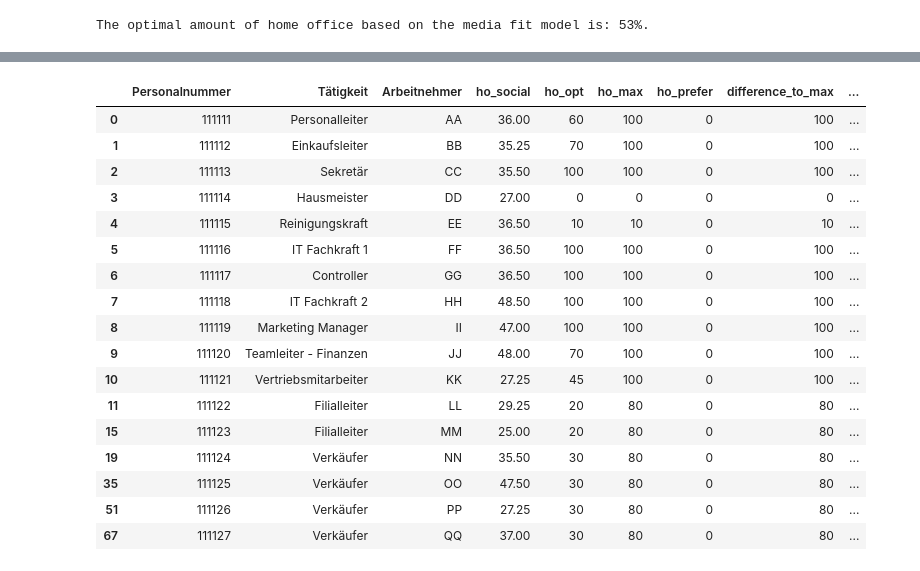
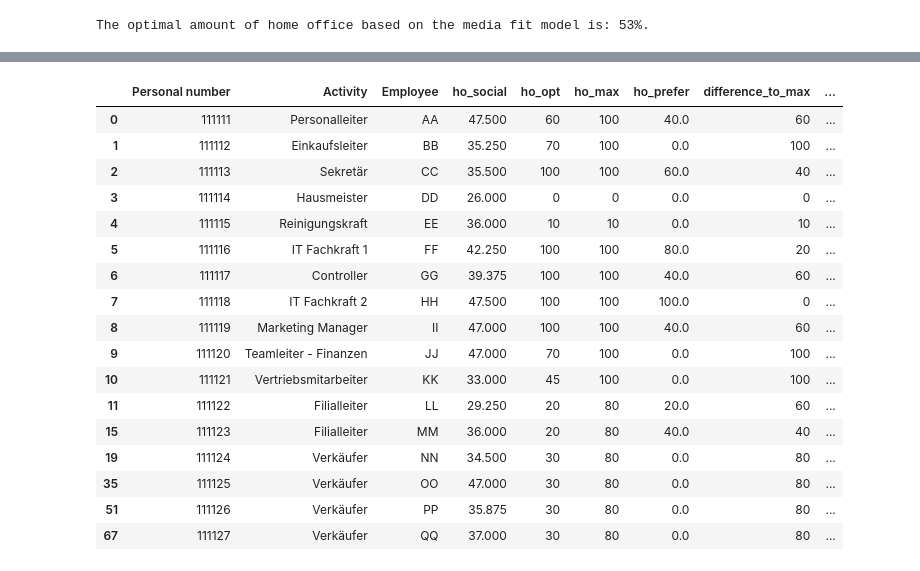
Before and after one commit to jjmatthiesen/HOMPA, a Jupyter notebook: HomeOffice.ipynb, the cells around one changed output, grey strips where cells are left out. Saved outputs shown, nothing was run; the diff lists cells and outputs as text; code cells hidden in the pictures.

Commit message:
Updates: made dtale work, type conversions, added descriptions, made english version

```diff
--- a/HomeOffice.ipynb
+++ b/HomeOffice.ipynb
@@ -155,8 +198,14 @@ tasks
 | 12 | Verkäufer | 0 | 20 | 0 | 0 | 0 | 0 | 0 | 0 | 70 | ... | ... |
 13 rows × 23 columns
 # %%
-employee_input = pd.DataFrame([['111111', 'AA', 'True', '2', 'True', '40'], ['111112', 'BB', 'False', '3', 'True', '120'], ['111113', 'CC', 'True', '3', 'True', '10'], ['111114', 'DD', 'False', '0', 'False', '20'], ['111115', 'EE', 'False', '0', 'False', '50'], ['111116', 'FF', 'True', '4', 'True', '30'], ['111117', 'GG', 'True', '2', 'True', '25'], ['111118', 'HH', 'True', '5', 'False', '60'], ['111119', 'II', 'True', '2', 'True', '45'], ['111120', 'JJ', 'False', '0', 'False', '70'], ['111121', 'KK', 'False', '4', 'True', '30'], ['111122', 'LL', 'True', '1', 'True', '10'], ['111123', 'MM', 'True', '2', 'False', '40'], ['111124', 'NN', 'False', '2', 'False', '20'], ['111125', 'OO', 'False', '1', 'False', '80'], ['111126', 'PP', 'True', '0', 'True', '35'], ['111127', 'QQ', 'False', '2', 'True', '90']], columns=['Personalnummer', 'Arbeitnehmer', 'ho_wunsch', 'wunsch_tage', 'Fürsorgeverantwortung', 'Pendelzeit'])
+employee_input = pd.DataFrame([['111111', 'AA', 'True', '2', 'True', '40'], ['111112', 'BB', 'False', '3', 'True', '120'], ['111113', 'CC', 'True', '3', 'True', '10'], ['111114', 'DD', 'False', '0', 'False', '20'], ['111115', 'EE', 'False', '0', 'False', '50'], ['111116', 'FF', 'True', '4', 'True', '30'], ['111117', 'GG', 'True', '2', 'True', '25'], ['111118', 'HH', 'True', '5', 'False', '60'], ['111119', 'II', 'True', '2', 'True', '45'], ['111120', 'JJ', 'False', '0', 'False', '70'], ['111121', 'KK', 'False', '4', 'True', '30'], ['111122', 'LL', 'True', '1', 'True', '10'], ['111123', 'MM', 'True', '2', 'False', '40'], ['111124', 'NN', 'False', '2', 'False', '20'], ['111125', 'OO', 'False', '1', 'False', '80'], ['111126', 'PP', 'True', '0', 'True', '35'], ['111127', 'QQ', 'False', '2', 'True', '90']], columns=['Personal number', 'Employee', 'ho_wish', 'desired_days', 'Caring Responsibility', 'Commute'])
 
-employee_input[["wunsch_tage", "Pendelzeit"]] = employee_input[["wunsch_tage", "Pendelzeit"]].apply(pd.to_numeric)
+employee_input[["desired_days", "Commute"]] = employee_input[["desired_days", "Commute"]].apply(pd.to_numeric)
+
+# make everything in these two columns to a boolean value
+employee_input[["ho_wish", "Caring Responsibility"]] = employee_input[["ho_wish", "Caring Responsibility"]].replace({'True':True,'False':False})
+employee_input[["ho_wish", "Caring Responsibility"]] = employee_input[["ho_wish", "Caring Responsibility"]].where(employee_input[["ho_wish", "Caring Responsibility"]].applymap(type) == bool)
+
+
 employee_input
 # %% [output]
@@ -211,11 +260,11 @@ tasks
 tasks.loc[tasks.it == False, ['ho_max']] = 0
 
 # 3.2.3 Sense of Belonging to Company.
-employees['Eintrittsdatum'] = pd.to_datetime(employees['Eintrittsdatum'])
-employees['Unternehmenszugehörigkeit'] = employees['Eintrittsdatum'].apply(tenure)
-employees['ho_prob'] = employees['Unternehmenszugehörigkeit'].apply(ho_prob)
+employees['Entry date'] = pd.to_datetime(employees['Entry date'])
+employees['Company affiliation duration'] = employees['Entry date'].apply(tenure)
+employees['ho_prob'] = employees['Company affiliation duration'].apply(ho_prob)
 
-tasks = pd.merge(tasks, employees[['Tätigkeit', 'ho_prob']], on='Tätigkeit', how='left')
+tasks = pd.merge(tasks, employees[['Activity', 'ho_prob']], on='Activity', how='left')
 tasks.loc[tasks.ho_prob == 0, ['ho_max']] = 0
 # calculate the mean
 ho_max_total = int((int(tasks['ho_max'].sum())) / len(tasks.index))
@@ -250,18 +299,18 @@ The optimal amount of home office based on the media fit model is: 53%.
 # -------------------------
 
 # 3.3.1 Different generations
-employees['Geburtsdatum'] = pd.to_datetime(employees['Geburtsdatum'])
-employees['birth_year'] = employees['Geburtsdatum'].dt.year
+employees['Birth date'] = pd.to_datetime(employees['Birth date'])
+employees['birth_year'] = employees['Birth date'].dt.year
 employees['ho_generation'] = employees['birth_year'].apply(ho_generation)
 
 # 3.3.2 Education.
-employees['ho_degree'] = employees['Bildungsabschluss'].apply(ho_degree)
+employees['ho_degree'] = employees['Degree'].apply(ho_degree)
 
 # 3.3.3 Commute time
-employees['ho_commute'] = employee_input['Pendelzeit'].apply(ho_commute)
+employees['ho_commute'] = employee_input['Commute'].apply(ho_commute)
 
 # 3.3.4 Caring Responsibility
-employees = employees.join(employee_input['Fürsorgeverantwortung'])
+employees = employees.join(employee_input['Caring Responsibility'])
 employees['ho_responsibility'] = employees.apply(ho_gender_resp, axis=1)
 
 # Social factors subset
@@ -296,36 +344,36 @@ The mean of the employees wishes for home office is: 0.0%.
 # %%
 # %%
 # -------------------------
 # Difference Between the Calculated level of Home Office and Preference
 # -------------------------
 
 employees = employees.join(employee_input['ho_prefer'])
 employees = employees.join(employees_subset['ho_social'])
-employees = pd.merge(employees, tasks[['Tätigkeit', 'ho_max']], on='Tätigkeit', how='left')
-employees = pd.merge(employees, tasks[['Tätigkeit', 'ho_opt']], on='Tätigkeit', how='left')
+employees = pd.merge(employees, tasks[['Activity', 'ho_max']], on='Activity', how='left')
+employees = pd.merge(employees, tasks[['Activity', 'ho_opt']], on='Activity', how='left')
 
-ho_shares = employees[['Personalnummer', 'Tätigkeit', 'Arbeitnehmer', 'ho_social', 'ho_opt', 'ho_max', 'ho_prefer']]
+ho_shares = employees[['Personal number', 'Activity', 'Employee', 'ho_social', 'ho_opt', 'ho_max', 'ho_prefer']]
 ho_shares = ho_shares.drop_duplicates()
 employees = employees.drop_duplicates()
 
 ho_shares = ho_shares.apply(deviation, axis=1)
 ho_shares
 # %% [output]
-|  | Personalnummer | Tätigkeit | Arbeitnehmer | ho_social | ho_opt | ho_max | ho_prefer | difference_to_max | ... |
-| 0 | 111111 | Personalleiter | AA | 36.00 | 60 | 100 | 0 | 100 | ... |
-| 1 | 111112 | Einkaufsleiter | BB | 35.25 | 70 | 100 | 0 | 100 | ... |
-| 2 | 111113 | Sekretär | CC | 35.50 | 100 | 100 | 0 | 100 | ... |
-| 3 | 111114 | Hausmeister | DD | 27.00 | 0 | 0 | 0 | 0 | ... |
-| 4 | 111115 | Reinigungskraft | EE | 36.50 | 10 | 10 | 0 | 10 | ... |
-| 5 | 111116 | IT Fachkraft 1 | FF | 36.50 | 100 | 100 | 0 | 100 | ... |
-| 6 | 111117 | Controller | GG | 36.50 | 100 | 100 | 0 | 100 | ... |
-| 7 | 111118 | IT Fachkraft 2 | HH | 48.50 | 100 | 100 | 0 | 100 | ... |
-| 8 | 111119 | Marketing Manager | II | 47.00 | 100 | 100 | 0 | 100 | ... |
-| 9 | 111120 | Teamleiter - Finanzen | JJ | 48.00 | 70 | 100 | 0 | 100 | ... |
-| 10 | 111121 | Vertriebsmitarbeiter | KK | 27.25 | 45 | 100 | 0 | 100 | ... |
-| 11 | 111122 | Filialleiter | LL | 29.25 | 20 | 80 | 0 | 80 | ... |
-| 15 | 111123 | Filialleiter | MM | 25.00 | 20 | 80 | 0 | 80 | ... |
-| 19 | 111124 | Verkäufer | NN | 35.50 | 30 | 80 | 0 | 80 | ... |
-| 35 | 111125 | Verkäufer | OO | 47.50 | 30 | 80 | 0 | 80 | ... |
-| 51 | 111126 | Verkäufer | PP | 27.25 | 30 | 80 | 0 | 80 | ... |
-| 67 | 111127 | Verkäufer | QQ | 37.00 | 30 | 80 | 0 | 80 | ... |
+|  | Personal number | Activity | Employee | ho_social | ho_opt | ho_max | ho_prefer | difference_to_max | ... |
+| 0 | 111111 | Personalleiter | AA | 47.500 | 60 | 100 | 40.0 | 60 | ... |
+| 1 | 111112 | Einkaufsleiter | BB | 35.250 | 70 | 100 | 0.0 | 100 | ... |
+| 2 | 111113 | Sekretär | CC | 35.500 | 100 | 100 | 60.0 | 40 | ... |
+| 3 | 111114 | Hausmeister | DD | 26.000 | 0 | 0 | 0.0 | 0 | ... |
+| 4 | 111115 | Reinigungskraft | EE | 36.000 | 10 | 10 | 0.0 | 10 | ... |
+| 5 | 111116 | IT Fachkraft 1 | FF | 42.250 | 100 | 100 | 80.0 | 20 | ... |
+| 6 | 111117 | Controller | GG | 39.375 | 100 | 100 | 40.0 | 60 | ... |
+| 7 | 111118 | IT Fachkraft 2 | HH | 47.500 | 100 | 100 | 100.0 | 0 | ... |
+| 8 | 111119 | Marketing Manager | II | 47.000 | 100 | 100 | 40.0 | 60 | ... |
+| 9 | 111120 | Teamleiter - Finanzen | JJ | 47.000 | 70 | 100 | 0.0 | 100 | ... |
+| 10 | 111121 | Vertriebsmitarbeiter | KK | 33.000 | 45 | 100 | 0.0 | 100 | ... |
+| 11 | 111122 | Filialleiter | LL | 29.250 | 20 | 80 | 20.0 | 60 | ... |
+| 15 | 111123 | Filialleiter | MM | 36.000 | 20 | 80 | 40.0 | 40 | ... |
+| 19 | 111124 | Verkäufer | NN | 34.500 | 30 | 80 | 0.0 | 80 | ... |
+| 35 | 111125 | Verkäufer | OO | 47.000 | 30 | 80 | 0.0 | 80 | ... |
+| 51 | 111126 | Verkäufer | PP | 35.875 | 30 | 80 | 0.0 | 80 | ... |
+| 67 | 111127 | Verkäufer | QQ | 37.000 | 30 | 80 | 0.0 | 80 | ... |
```
Also changed, not shown: parts of 20 cells of this notebook.
